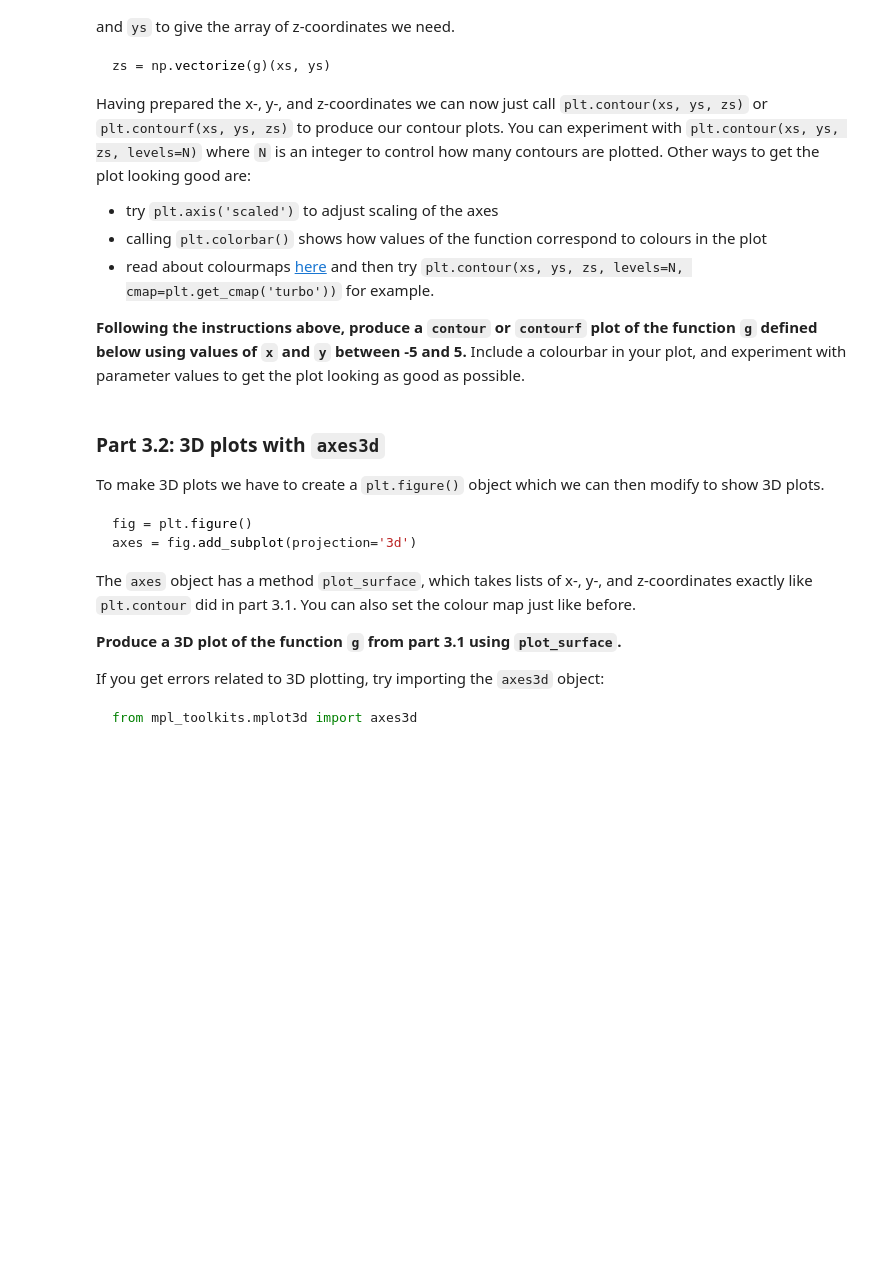
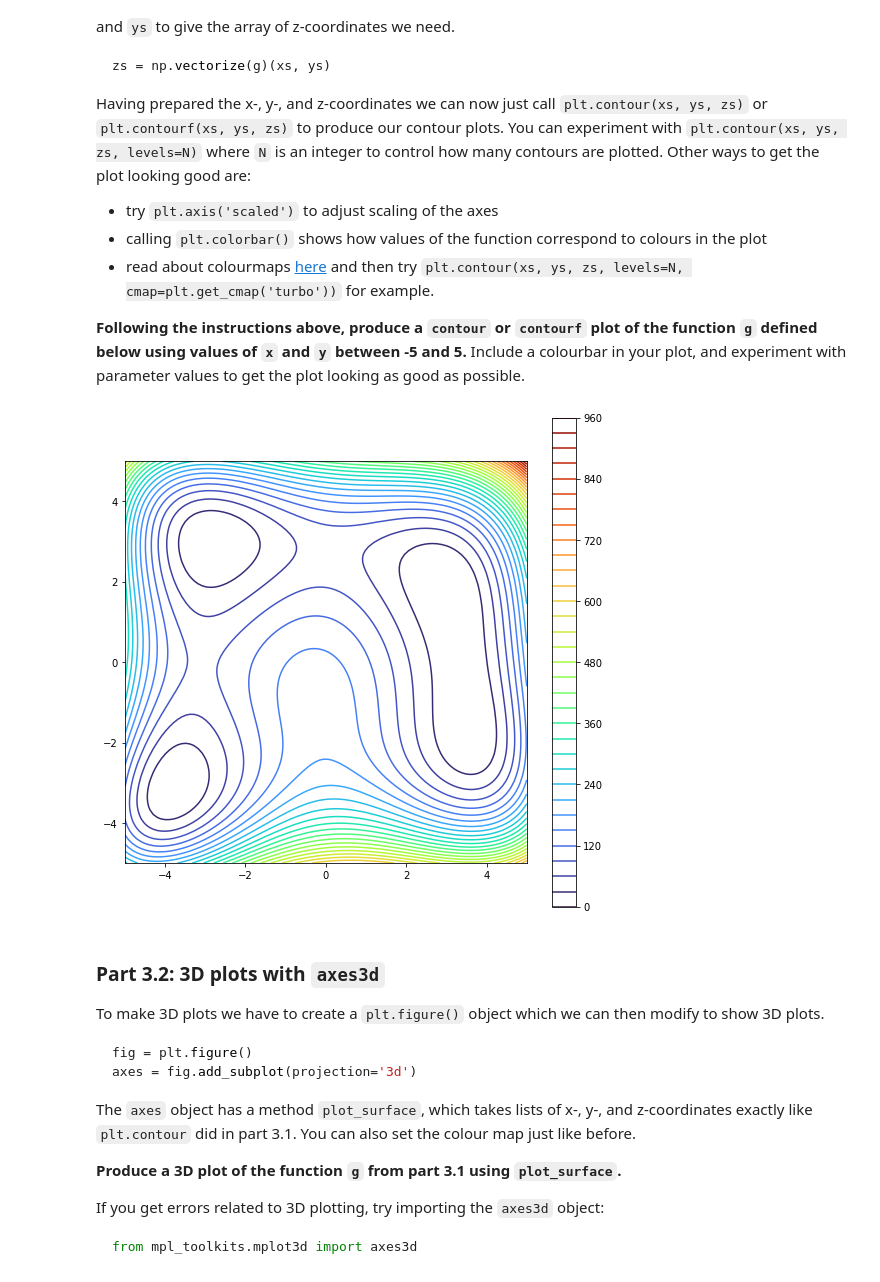
Before and after one commit to yuuee-www/Project---Gradient-Descent, a Jupyter notebook: Project 4 - Gradient Descent .ipynb, the cells around one changed output. Drawn from its saved outputs; the diff is of its cells as text; code cells hidden in the pictures; blank space fills up the shorter version.

```diff
--- a/Project 4 - Gradient Descent .ipynb
+++ b/Project 4 - Gradient Descent .ipynb
@@ -185,10 +185,21 @@ Having prepared the x-, y-, and z-coordinates we can now just call `plt.contour(
 # %%
 import numpy as np
 import matplotlib.pyplot as plt
 %matplotlib notebook
-
+%matplotlib inline
 def g(x, y):
     return ((x**2 + y -11)**2 + (x+y**2 - 6)**2)
+x_grid_values = np.linspace(-5, 5, 100)
+y_grid_values = np.linspace(-5, 5, 100)
+xs, ys = np.meshgrid(x_grid_values, y_grid_values)
+zs = np.vectorize(g)(xs, ys)
+plt.figure(figsize=(9,9))
+plt.contour(xs,ys,zs,levels=35, cmap=plt.get_cmap('turbo'))
+plt.axis('scaled')
+plt.colorbar()
+plt.show()
+# %% [output]
+[figure, added]
 # %% [markdown]
 ### Part 3.2: 3D plots with `axes3d`
 
```
Also changed, not shown: parts of 3 cells of this notebook.
